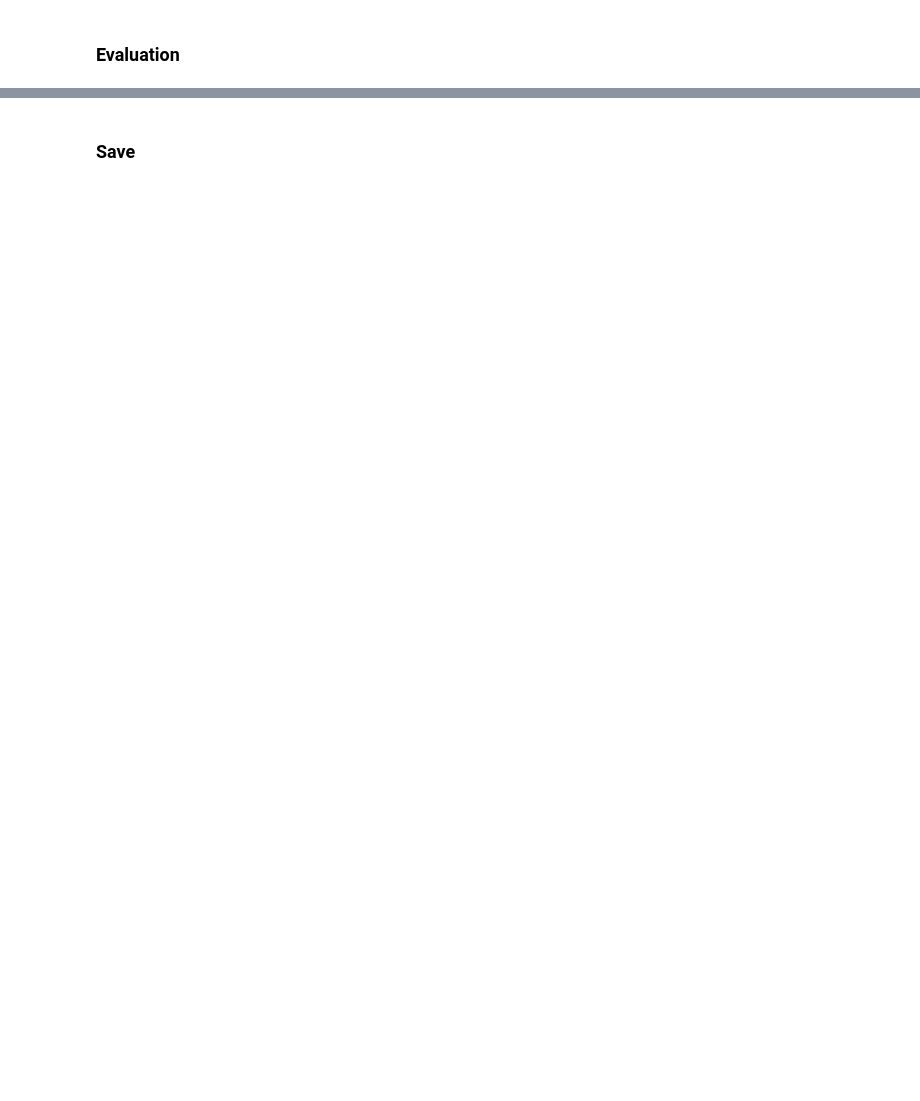
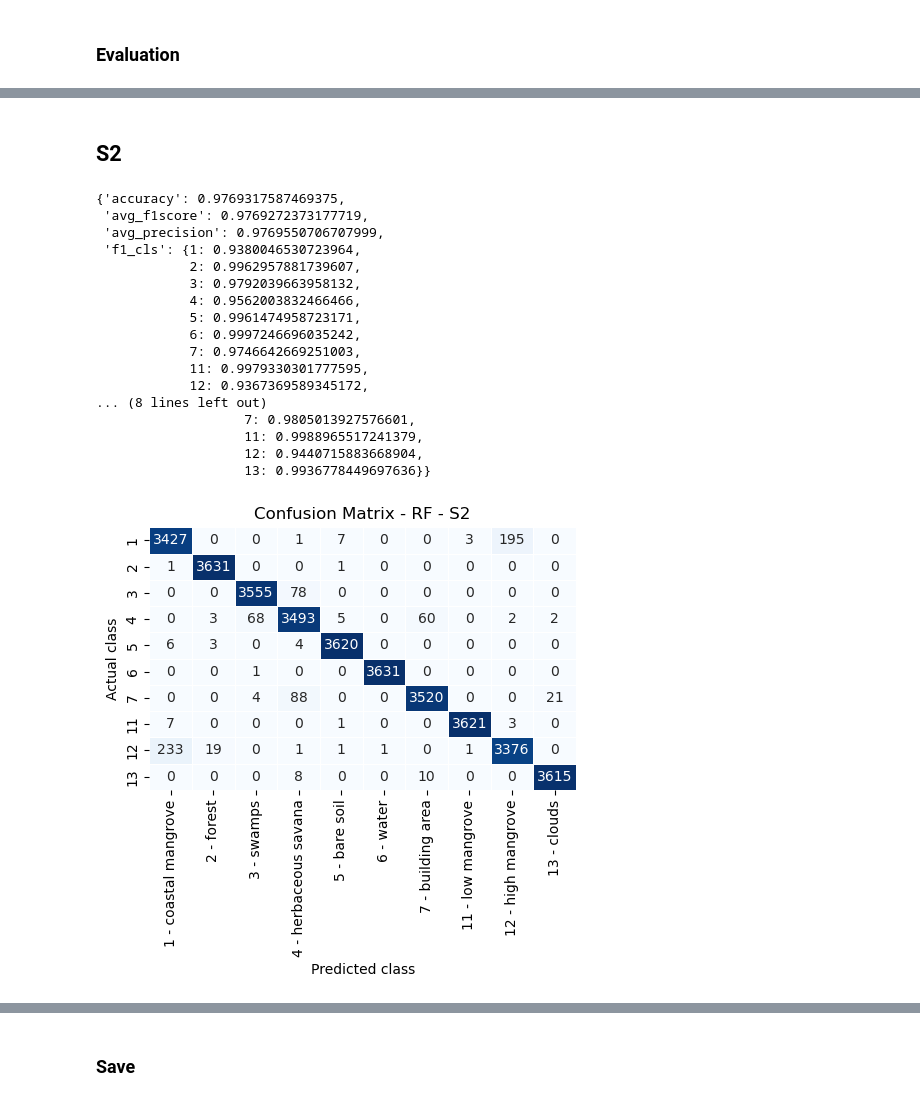
Before and after one commit to brustt/sentinel_classification, a Jupyter notebook: notebooks/3.b_train_sklearn.ipynb, the cells around one changed output, grey strips where cells are left out. Drawn from its saved outputs; the diff is of its cells as text; code cells hidden in the pictures; blank space fills up the shorter version.

Commit message:
state report tp - modelisation stacks

```diff
--- a/notebooks/3.b_train_sklearn.ipynb
+++ b/notebooks/3.b_train_sklearn.ipynb
@@ -224,0 +134,4 @@ interet d'un one vs rest a la pace d'une classif direct multiclasse ?
+# %%
+# read labels mapping
+with open(os.path.join(data_dir, "labels_mapping.pkl"), "rb") as fp:
+    labels_mapping = pickle.load(fp)
@@ -224,0 +153,8 @@ interet d'un one vs rest a la pace d'une classif direct multiclasse ?
+# %%
+X_train_s2, X_test_s2, y_train_s2, y_test_s2, label_encoder_s2 = get_modelisation_input(
+    stack_path=os.path.join(out_dir, "s2_stack.npy"),
+    labels_path=os.path.join(out_dir, "labels.npy"),
+    rm_px_cls=None,
+    resample=True,
+    cfg=Cfg,
+)
@@ -350,0 +249,4 @@ dtype: int64
+# %%
+def predict(clf, X):
+    y_pred = clf.predict(X)
+    return y_pred
@@ -350,0 +257,15 @@ dtype: int64
+# %%
+def evaluate(clf, X_train, X_test, y_train, y_test, label_encoder, labels_mapping=labels_mapping, name:str=None):
+    """
+    Train clf
+    Evaluate on test set
+    """
+    clf.fit(X_train, y_train)
+    y_pred = predict(clf, X_test)
+
+    y_pred = label_encoder.inverse_transform(y_pred)
+    y_test = label_encoder.inverse_transform(y_test)
+
+    plot_cm(y_test, y_pred, target_names=labels_mapping, name=name)
+    get_metrics(y_test, y_pred)
+    return y_pred
@@ -350,0 +287,31 @@ dtype: int64
+# %% [markdown]
+## S2
+# %%
+_= evaluate(rf,
+         X_train_s2,
+         X_test_s2,
+         y_train_s2,
+         y_test_s2,
+         label_encoder_s2,
+         labels_mapping=labels_mapping,
+         name="RF - S2"
+)
+# %% [output]
+{'accuracy': 0.9769317587469375,
+ 'avg_f1score': 0.9769272373177719,
+ 'avg_precision': 0.9769550706707999,
+ 'f1_cls': {1: 0.9380046530723964,
+            2: 0.9962957881739607,
+            3: 0.9792039663958132,
+            4: 0.9562003832466466,
+            5: 0.9961474958723171,
+            6: 0.9997246696035242,
+            7: 0.9746642669251003,
+            11: 0.9979330301777595,
+            12: 0.9367369589345172,
+... (8 lines left out)
+                   7: 0.9805013927576601,
+                   11: 0.9988965517241379,
+                   12: 0.9440715883668904,
+                   13: 0.9936778449697636}}
+[figure, added]
```
Also changed, not shown: parts of 126 cells of this notebook, 10 other files.
